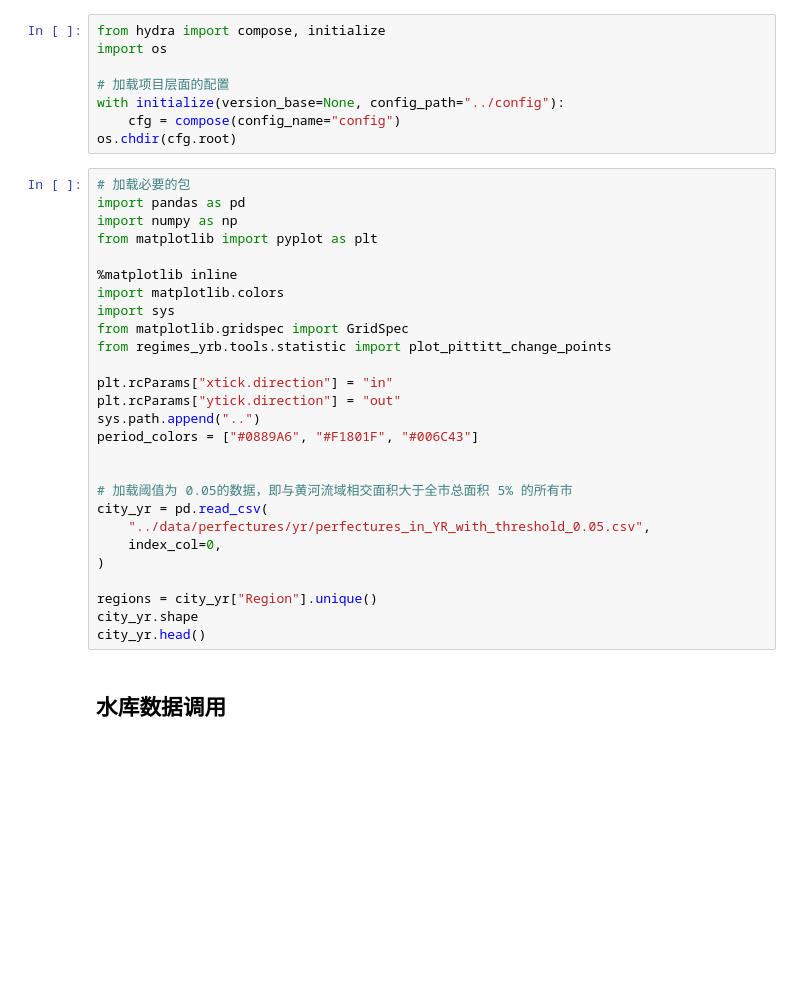
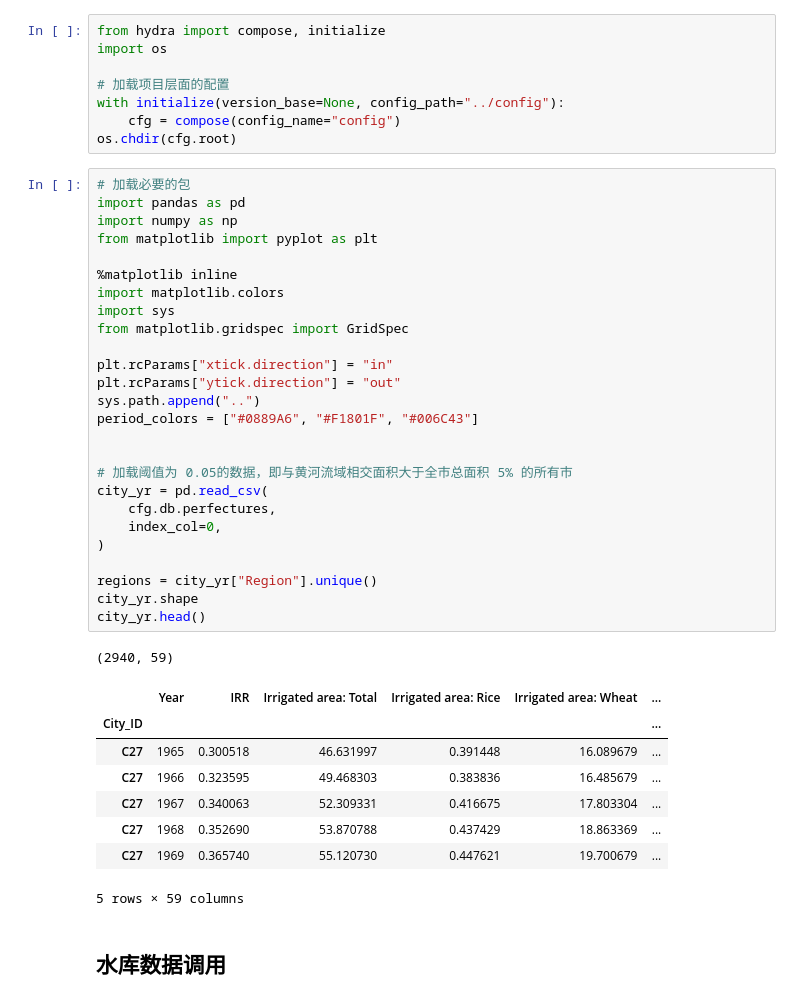
Before and after one commit to SongshGeo/Water-Governance-Regimes, a Jupyter notebook: notebooks/regime_shift_causes.ipynb, the cells around one changed output. Drawn from its saved outputs; the diff is of its cells as text; blank space fills up the shorter version.

```diff
--- a/notebooks/regime_shift_causes.ipynb
+++ b/notebooks/regime_shift_causes.ipynb
@@ -19,30 +19,39 @@ os.chdir(cfg.root)
 # %%
 # 加载必要的包
 import pandas as pd
 import numpy as np
 from matplotlib import pyplot as plt
 
 %matplotlib inline
 import matplotlib.colors
 import sys
 from matplotlib.gridspec import GridSpec
-from regimes_yrb.tools.statistic import plot_pittitt_change_points
 
 plt.rcParams["xtick.direction"] = "in"
 plt.rcParams["ytick.direction"] = "out"
 sys.path.append("..")
 period_colors = ["#0889A6", "#F1801F", "#006C43"]
 
 
 # 加载阈值为 0.05的数据，即与黄河流域相交面积大于全市总面积 5% 的所有市
 city_yr = pd.read_csv(
-    "../data/perfectures/yr/perfectures_in_YR_with_threshold_0.05.csv",
+    cfg.db.perfectures,
     index_col=0,
 )
 
 regions = city_yr["Region"].unique()
 city_yr.shape
 city_yr.head()
+# %% [output]
+(2940, 59)
+|  | Year | IRR | Irrigated area: Total | Irrigated area: Rice | Irrigated area: Wheat | ... |
+| City_ID |  |  |  |  |  | ... |
+| C27 | 1965 | 0.300518 | 46.631997 | 0.391448 | 16.089679 | ... |
+| C27 | 1966 | 0.323595 | 49.468303 | 0.383836 | 16.485679 | ... |
+| C27 | 1967 | 0.340063 | 52.309331 | 0.416675 | 17.803304 | ... |
+| C27 | 1968 | 0.352690 | 53.870788 | 0.437429 | 18.863369 | ... |
+| C27 | 1969 | 0.365740 | 55.120730 | 0.447621 | 19.700679 | ... |
+5 rows × 59 columns
 # %% [markdown]
 ## 水库数据调用
 # %%
```
Also changed, not shown: parts of 6 cells of this notebook, 1 other file.
